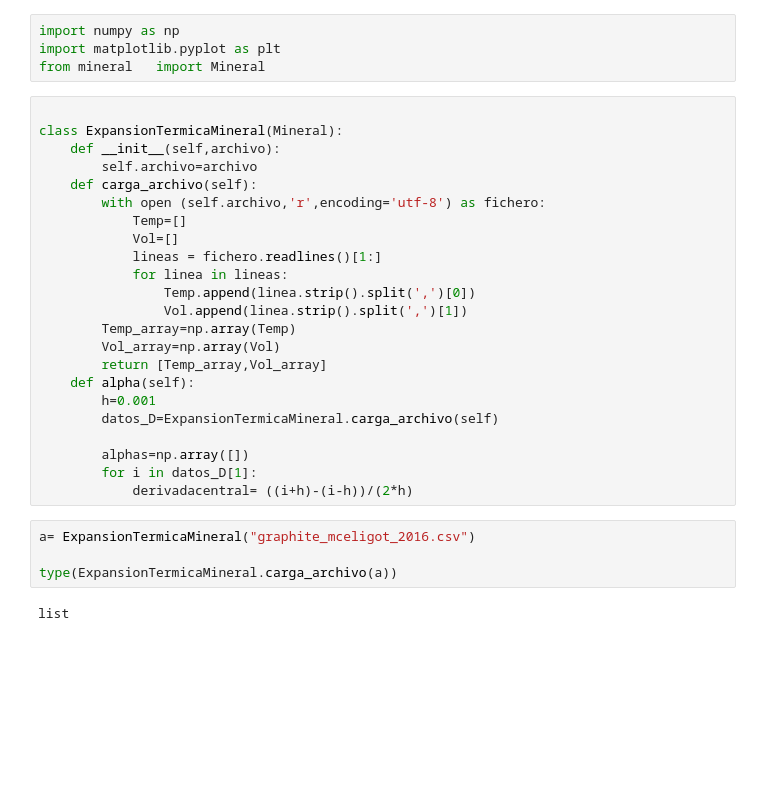
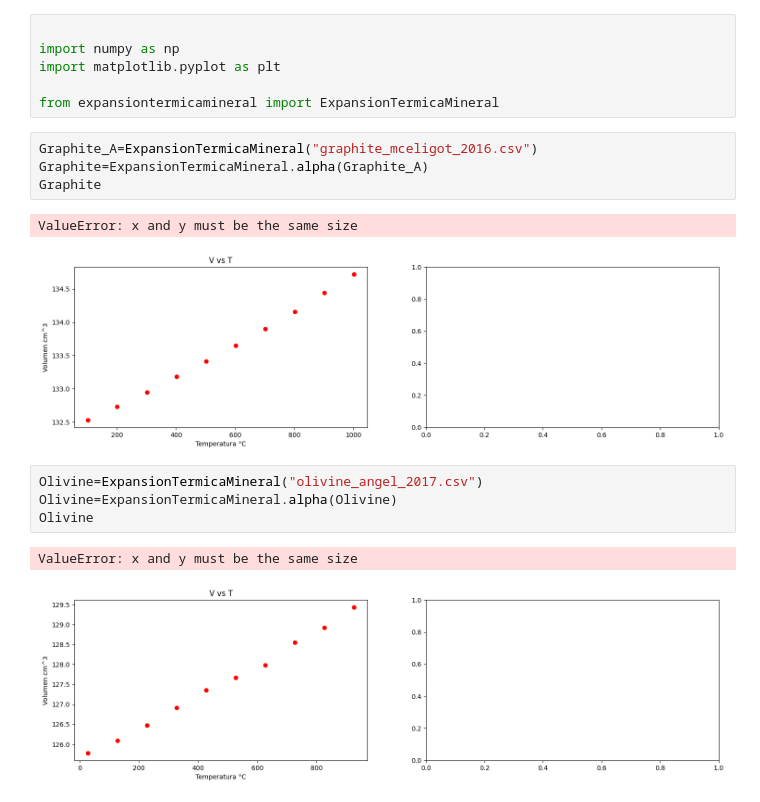
Before and after one commit to SantiagoAcostaMarino/FISI2526-MetCompCompl-202320, a Jupyter notebook: Taller_1/parte2/Untitled-1.ipynb, the cells around one changed output. Saved outputs shown, nothing was run; the diff lists cells and outputs as text; blank space fills up the shorter version.

```diff
--- a/Taller_1/parte2/Untitled-1.ipynb
+++ b/Taller_1/parte2/Untitled-1.ipynb
@@ -1,33 +1,20 @@
 # %%
+
 import numpy as np
 import matplotlib.pyplot as plt
-from mineral   import Mineral
+
+from expansiontermicamineral import ExpansionTermicaMineral
-# %%
-
-class ExpansionTermicaMineral(Mineral):
-    def __init__(self,archivo):
-        self.archivo=archivo
-    def carga_archivo(self):
-        with open (self.archivo,'r',encoding='utf-8') as fichero:
-            Temp=[]
-            Vol=[]
-            lineas = fichero.readlines()[1:]
-            for linea in lineas:
-                Temp.append(linea.strip().split(',')[0])
-                Vol.append(linea.strip().split(',')[1])
-        Temp_array=np.array(Temp)
-        Vol_array=np.array(Vol)
-        return [Temp_array,Vol_array]
-    def alpha(self):
-        h=0.001
-        datos_D=ExpansionTermicaMineral.carga_archivo(self)
-
-        alphas=np.array([])
-        for i in datos_D[1]:
-            derivadacentral= ((i+h)-(i-h))/(2*h)
 # %%
-a= ExpansionTermicaMineral("graphite_mceligot_2016.csv")
-
-type(ExpansionTermicaMineral.carga_archivo(a))
+Graphite_A=ExpansionTermicaMineral("graphite_mceligot_2016.csv")
+Graphite=ExpansionTermicaMineral.alpha(Graphite_A)
+Graphite
 # %% [output]
-list
+ValueError: x and y must be the same size
+[figure, added]
+# %%
+Olivine=ExpansionTermicaMineral("olivine_angel_2017.csv")
+Olivine=ExpansionTermicaMineral.alpha(Olivine)
+Olivine
+# %% [output]
+ValueError: x and y must be the same size
+[figure, added]
```
Also changed, not shown: 2 other files.
